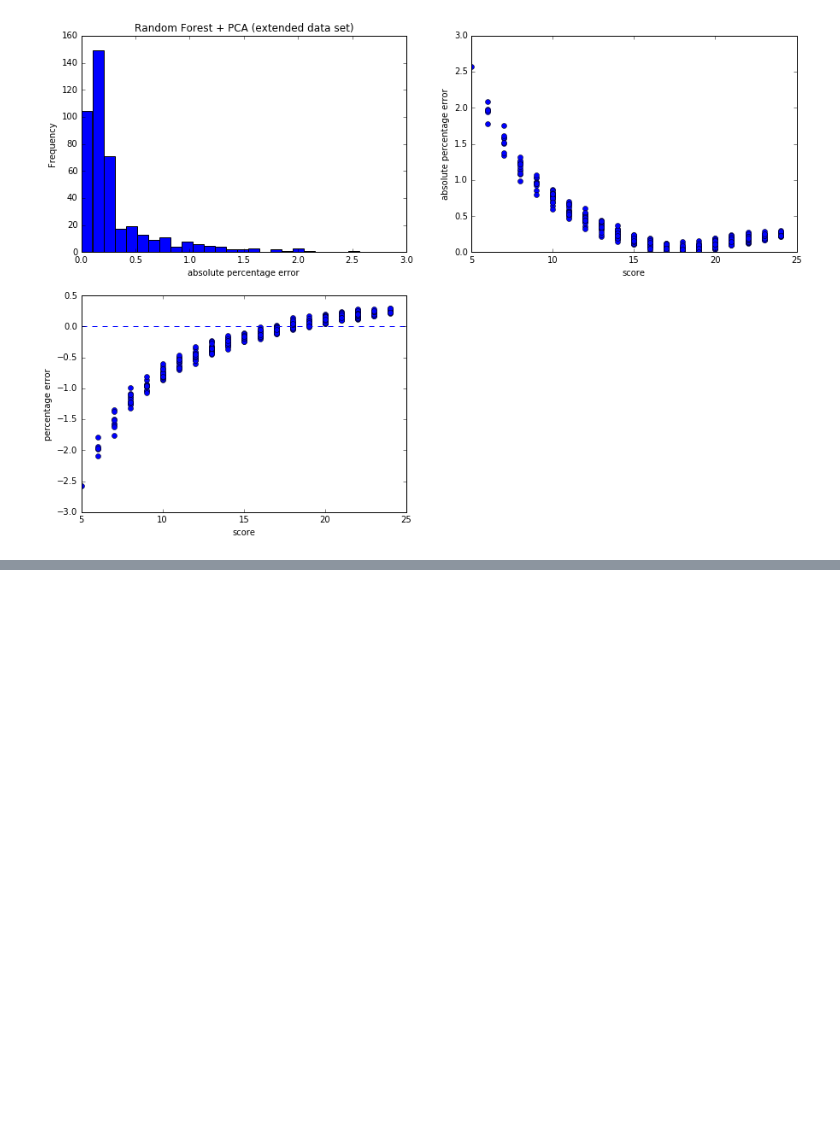
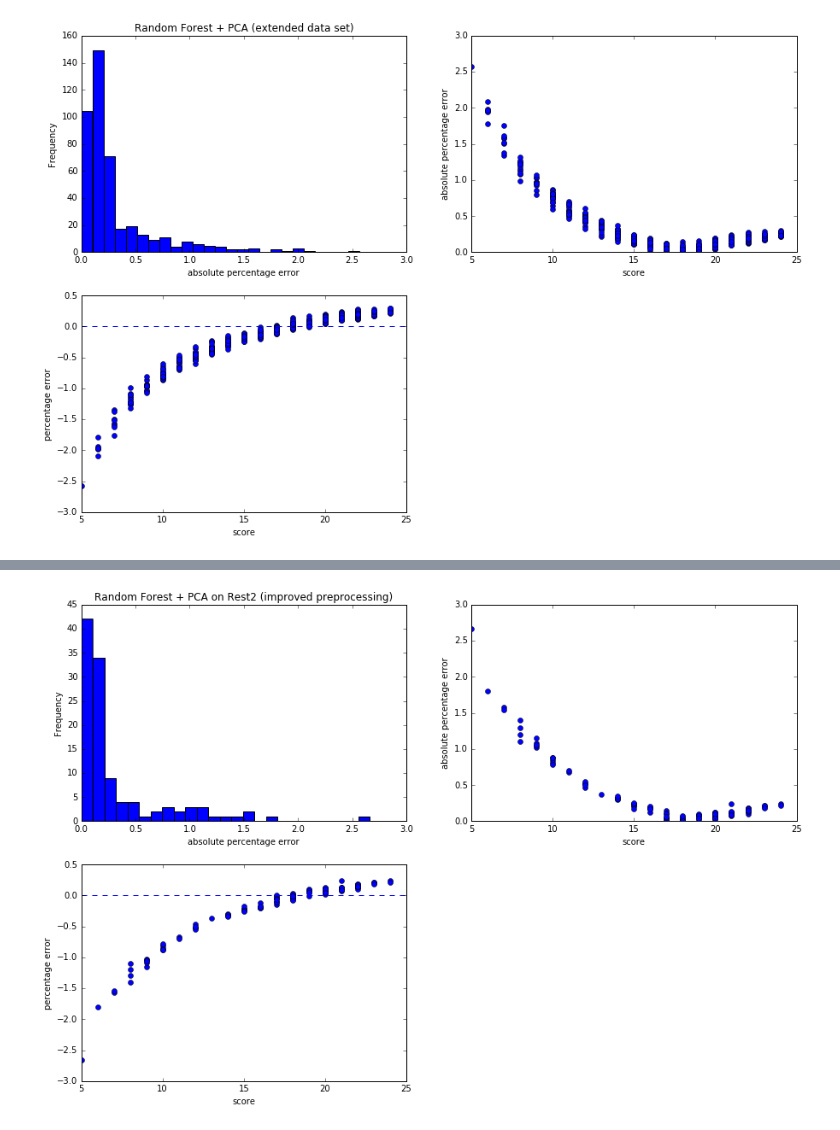
Before and after one commit to paola-g/iq_prediction, a Jupyter notebook: comparison.ipynb, the cells around one changed output, grey strips where cells are left out. Drawn from its saved outputs; the diff is of its cells as text; code cells hidden in the pictures; blank space fills up the shorter version.

```diff
--- a/comparison.ipynb
+++ b/comparison.ipynb
@@ -225,0 +248,16 @@ plt.show()
+# %%
+y_true = np.ravel(finn_improved_2['finn_improved_2_score'])
+y_pred = np.ravel(randforest_improved_2['rf_improved_2_preds_pca_train'])
+pe = percentage_error(y_true,y_pred)
+ape = absolute_percentage_error(y_true,y_pred)
+models['randforest_improved_2'] = (y_true,y_pred)
+plt.figure(figsize=(15, 10))
+plt.subplot(221)
+plot_hist(ape,25,'Random Forest + PCA on Rest2 (improved preprocessing)','absolute percentage error')
+plt.subplot(222)
+plot_scatter(y_true,ape,'score','absolute percentage error')
+plt.subplot(223)
+plot_scatter(y_true,pe,'score','percentage error')
+plt.show()
+# %% [output]
+[figure, added]
```
Also changed, not shown: parts of 13 cells of this notebook.
